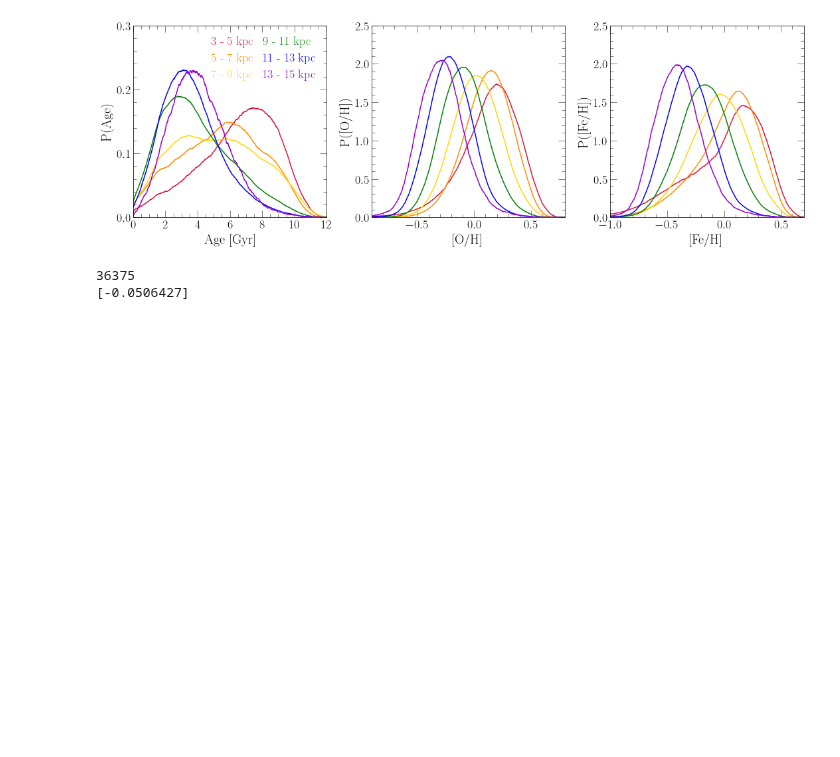
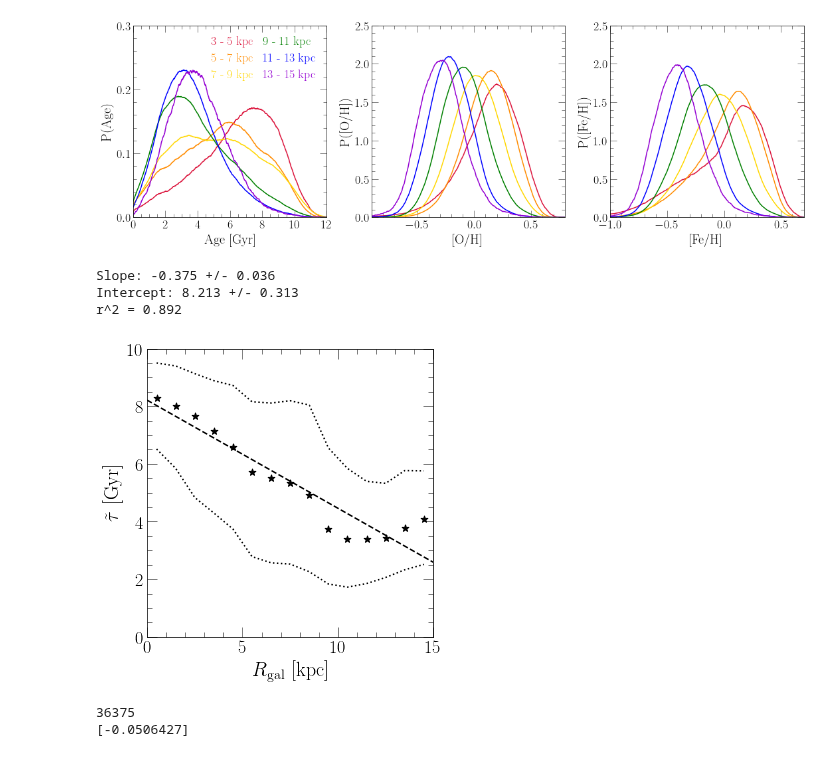
Before and after one commit to giganano/outflows, a Jupyter notebook: notebooks/paperfigures.ipynb, the cells around one changed output. Drawn from its saved outputs; the diff is of its cells as text; code cells hidden in the pictures; blank space fills up the shorter version.

```diff
--- a/notebooks/paperfigures.ipynb
+++ b/notebooks/paperfigures.ipynb
@@ -209,6 +210,58 @@ x = 12.00
 x = 1.00
 x = 1.00
 [figure]
+# %%
+fig = plt.figure()
+ax = fig.add_subplot(111)
+ax.set_xlabel(r"$R_\text{gal}$ [kpc]")
+ax.set_ylabel(r"$\tilde{\tau}$ [Gyr]")
+ax.set_xlim([0, 15])
+ax.set_ylim([0, 10])
+
+AGE_KEY = "ASTRONN_AGE"
+radial_bins = list(range(16))
+subsample = sample.filter(
+    "GALZ", ">=", -0.5).filter(
+    "GALZ", "<=", 0.5).filter(
+    AGE_KEY, ">=", 0)
+radii = []
+medians = []
+lowers = []
+uppers = []
+for i in range(len(radial_bins) - 1):
+    subsubsample = subsample.filter(
+        "GALR", ">=", radial_bins[i]).filter(
+        "GALR", "<=", radial_bins[i + 1])
+    if len(subsubsample[AGE_KEY]) > 200:
+        radii.append((radial_bins[i] + radial_bins[i + 1]) / 2)
+        medians.append(np.median(subsubsample[AGE_KEY]))
+        sorted_ages = np.sort(subsubsample[AGE_KEY])
+        lowers.append(sorted_ages[int(0.16 * len(sorted_ages))])
+        uppers.append(sorted_ages[int(0.84 * len(sorted_ages))])
+    else:
+        pass
+
+ax.scatter(radii, medians, c = named_colors()["black"], marker = markers()["star"], s = 50)
+ax.plot(radii, lowers, c = named_colors()["black"], linestyle = ":")
+ax.plot(radii, uppers, c = named_colors()["black"], linestyle = ":")
+
+fit = linregress(radii, medians)
+print("Slope: %.3f +/- %.3f" % (fit.slope, fit.stderr))
+print("Intercept: %.3f +/- %.3f" % (fit.intercept, fit.intercept_stderr))
+print("r^2 = %.3f" % (fit.rvalue**2))
+
+bestfit = line(fit.slope, fit.intercept)
+ax.plot(ax.get_xlim(), [bestfit(_) for _ in ax.get_xlim()],
+    c = named_colors()["black"], linestyle = "--")
+
+plt.tight_layout()
+plt.savefig("../paper/figures/age_gradient.pdf")
+plt.show()
+# %% [output]
+Slope: -0.375 +/- 0.036
+Intercept: 8.213 +/- 0.313
+r^2 = 0.892
+[figure, added]
 # %%
 def skewnormal(x, a, mean, std):
     return 1 / std * skewnorm.pdf((x - mean) / std, a)
```
Also changed, not shown: parts of 5 cells of this notebook, 15 other files.
